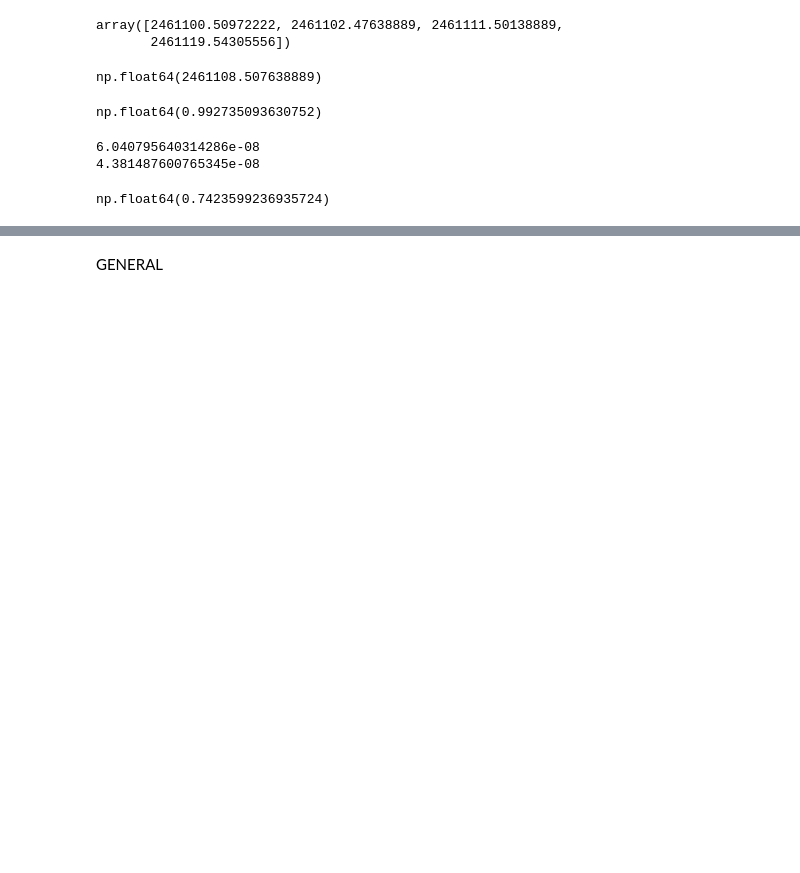
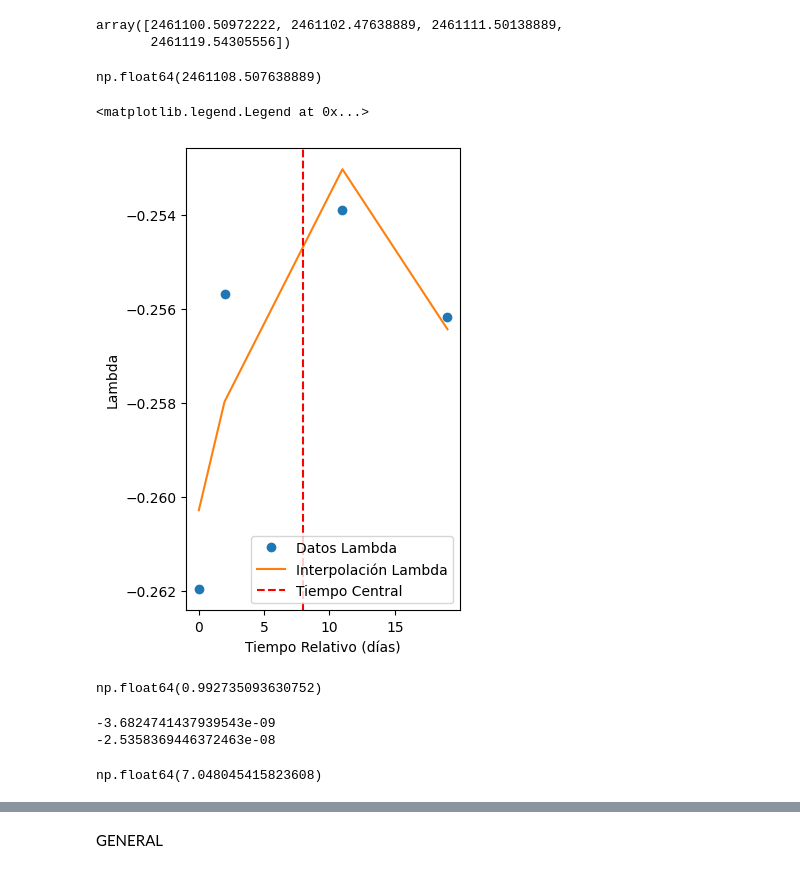
Before and after one commit to JessiDaniL/Proyecto_Experimental_Jupiter, a Jupyter notebook: calculo_rho.ipynb, the cells around one changed output, grey strips where cells are left out. Saved outputs shown, nothing was run; the diff lists cells and outputs as text; code cells hidden in the pictures; blank space fills up the shorter version.

```diff
--- a/calculo_rho.ipynb
+++ b/calculo_rho.ipynb
@@ -231,11 +237,23 @@ for i in range(4):
 
 tiempo_relativo_2 = tiempos_uso_jd_2 - tiempos_uso_jd_2[0]
 
-poly_lambda_2 = np.polyfit(tiempo_relativo_2, rho_2[:, 0], 3)
-poly_mu_2 = np.polyfit(tiempo_relativo_2, rho_2[:, 1], 3)
-poly_nu_2 = np.polyfit(tiempo_relativo_2, rho_2[:, 2], 3)
+poly_lambda_2 = np.polyfit(tiempo_relativo_2, rho_2[:, 0], 2)
+poly_mu_2 = np.polyfit(tiempo_relativo_2, rho_2[:, 1], 2)
+poly_nu_2 = np.polyfit(tiempo_relativo_2, rho_2[:, 2], 2)
 
 tiempo_central_reescalado_2 = tiempo_central_2 - tiempos_uso_jd_2[0]
+# %%
+plt.figure(figsize=(12, 6))
+plt.subplot(1, 3, 1)
+plt.plot(tiempo_relativo_2, rho_2[:, 0], 'o', label='Datos Lambda')
+plt.plot(tiempo_relativo_2, np.polyval(poly_lambda_2, tiempo_relativo_2), '-', label='Interpolación Lambda')
+plt.axvline(tiempo_central_reescalado_2, color='r', linestyle='--', label='Tiempo Central')
+plt.xlabel('Tiempo Relativo (días)')
+plt.ylabel('Lambda')
+plt.legend()
+# %% [output]
+<matplotlib.legend.Legend at 0x...>
+[figure, added]
 # %%
 #Para lambda
 
@@ -302,17 +320,17 @@ matriz_D1_2 = np.array([
 ])
 
 #Calcular el determiante D1
-D1_2 = k2* np.linalg.det(matriz_D1_2)
+D1_2 = -k2* np.linalg.det(matriz_D1_2)
 print(D1_2)
 # %% [output]
-6.040795640314286e-08
-4.381487600765345e-08
+-3.6824741437939543e-09
+-2.5358369446372463e-08
 # %%
 #Intento preliminar
-intento_2 = D1_2/D_2 * (1/(0.99)**3 - 1/(5.2)**3)
+intento_2 = D1_2/(D_2) * (1/(0.99)**3 - 1/(5.2)**3)
 intento_2
 # %% [output]
-np.float64(0.7423599236935724)
+np.float64(7.048045415823608)
 # %%
 cos_phi_2 = (l_val_2*X_2 + mu_val_2*Y_2 +nu_val_2*Z_2)/(R_2)
 
```
Also changed, not shown: parts of 90 cells of this notebook, 2 other files.
